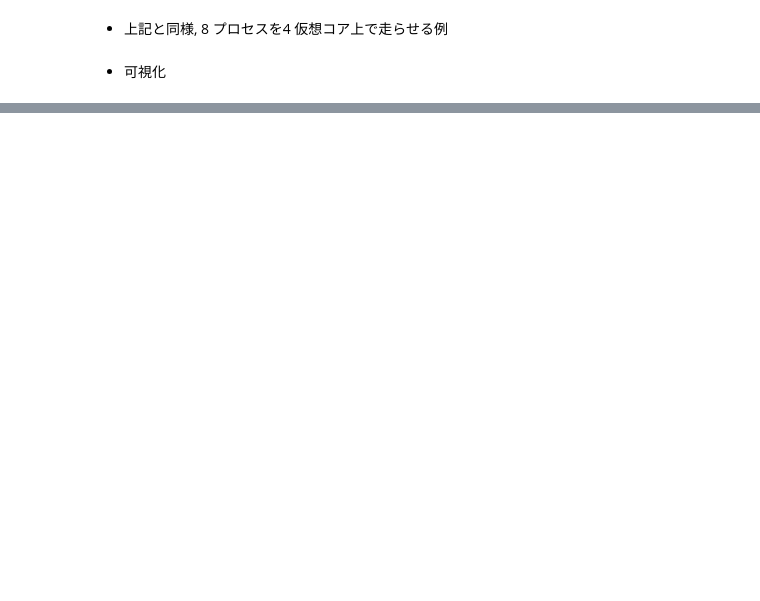
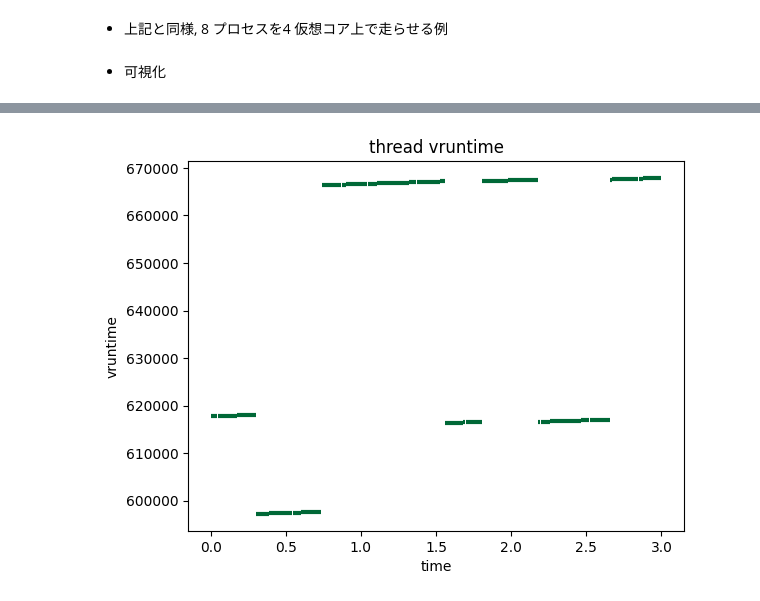
Before and after one commit to taura/operating-systems, a Jupyter notebook: jupyter/notebooks/source/os04_sched/os04_sched.sos.ipynb, the cells around one changed output, grey strips where cells are left out. Saved outputs shown, nothing was run; the diff lists cells and outputs as text; code cells hidden in the pictures; blank space fills up the shorter version.

```diff
--- a/jupyter/notebooks/source/os04_sched/os04_sched.sos.ipynb
+++ b/jupyter/notebooks/source/os04_sched/os04_sched.sos.ipynb
@@ -304,0 +543,5 @@ sched_vis(["sched.{}".format(i) for i in range(8)])
+# %%
+vruntime_vis(["vr.0"])
+# vruntime_vis(["vr.0"], start_t=1.0, end_t=1.5)
+# %% [output]
+[figure, added]
```
Also changed, not shown: parts of 39 cells of this notebook, 12 other files.
